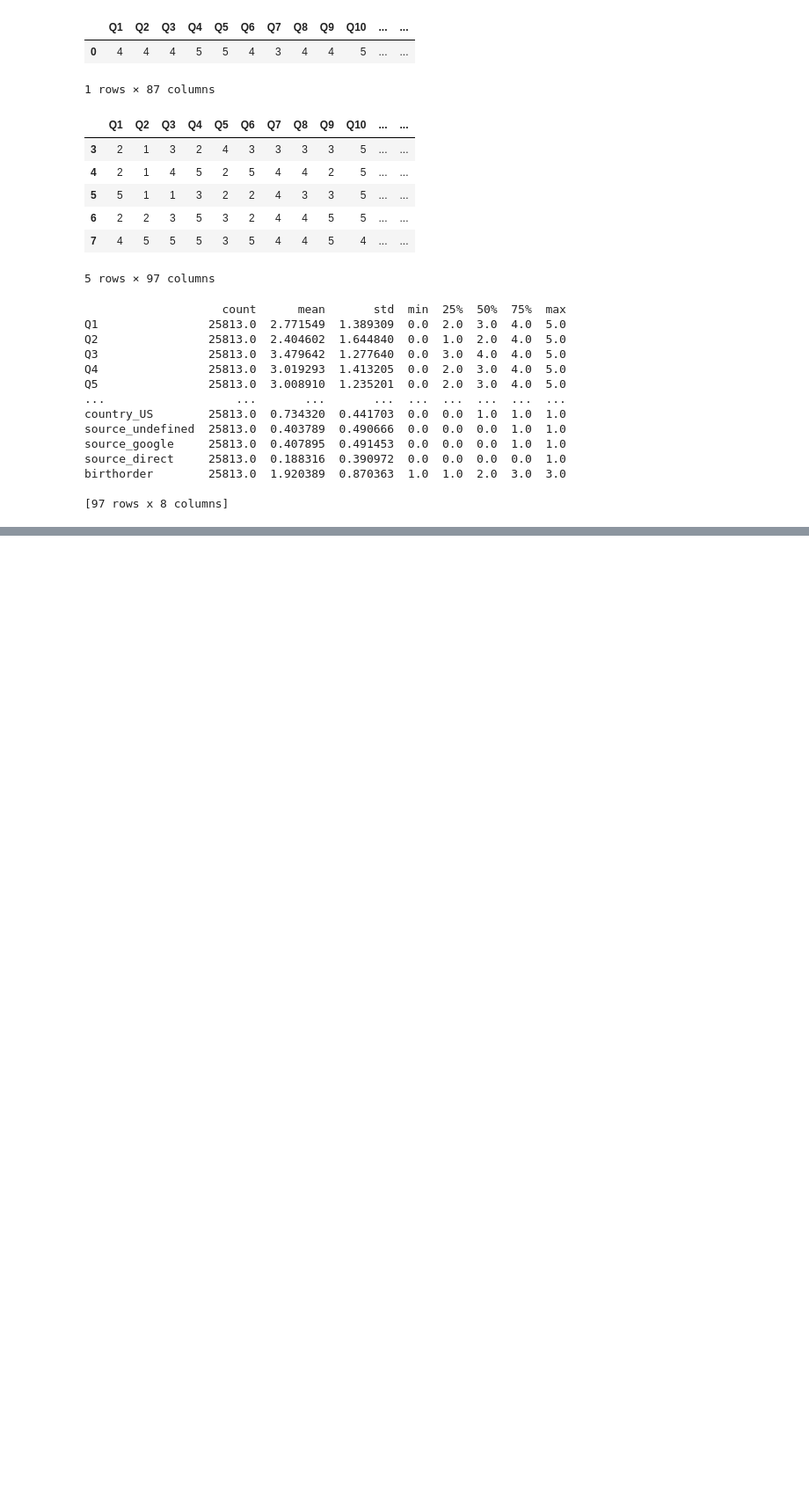
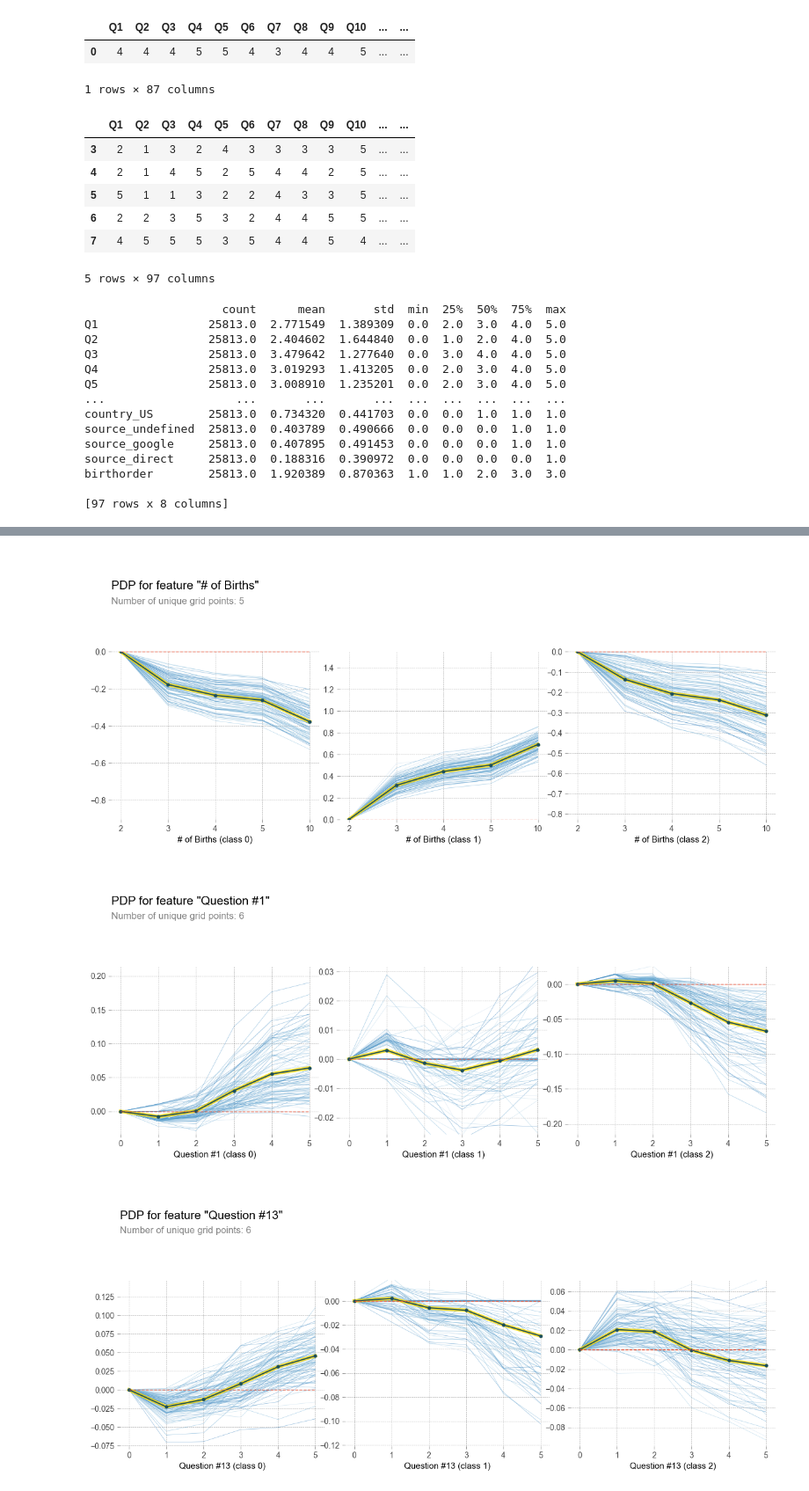
Before and after one commit to lgarzia/explainability, a Jupyter notebook: IML_Chap4.ipynb, the cells around one changed output, grey strips where cells are left out. Shown at 88% size. Cells and saved outputs as stored; diff of their text form; code cells hidden in the pictures; blank space fills up the shorter version.

```diff
--- a/IML_Chap4.ipynb
+++ b/IML_Chap4.ipynb
@@ -71,3 +71,13 @@ from pdpbox import pdp
 decision_tree = tree.DecisionTreeClassifier(max_depth=6, random_state=rand, class_weight='balanced')
 gradient_boosting = ensemble.GradientBoostingClassifier(n_estimators=200, max_depth=4, subsample=.5, learning_rate=.05)
 random_forest = ensemble.RandomForestClassifier(max_depth=11, n_estimators=300, max_features='sqrt', random_state=rand)
+logistic = linear_model.LogisticRegression(multi_class='ovr', solver='lbfgs', class_weight='balanced', max_iter=500)
+lda = discriminant_analysis.LinearDiscriminantAnalysis(n_components=2)
+mlp = make_pipeline(StandardScaler(), neural_network.MLPClassifier(hidden_layer_sizes=(11,), early_stopping=True, random_state=rand, validation_fraction=.25, max_iter=5000))
+# %%
+class_models = {'decision_tree': {'model': decision_tree},
+                'gradient_boosting': {'model': gradient_boosting},
+                'random_forest': {'model': random_forest},
+                'logistic': {'model': logistic},
+                'lda':{'model': lda},
+                'mlp':{'model': mlp}}
@@ -73,0 +333,9 @@ random_forest = ensemble.RandomForestClassifier(max_depth=11, n_estimators=300,
+# %%
+for model_name in class_models.keys():
+    fitted_model = class_models[model_name]['fitted']
+    permutation_imp = inspection.permutation_importance(\
+                        fitted_model, X_test, y_test, n_jobs=-1,\
+                        scoring='accuracy', n_repeats=8,\
+                        random_state=rand)
+    class_models[model_name]['importances_mean'] =\
+                        permutation_imp.importances_mean
@@ -73,0 +401,22 @@ random_forest = ensemble.RandomForestClassifier(max_depth=11, n_estimators=300,
+# %%
+feature_names = ['birthn', 'Q1', 'Q13', 'age']
+feature_labels = ['# of Births', 'Question #1',\
+                  'Question #13', 'Age']
+# %%
+for i in range(len(feature_names)):
+    pdp_feat_df = pdp.pdp_isolate(\
+        model=class_models['gradient_boosting']['fitted'],\
+        dataset=pd.concat((X_test, y_test), axis=1),\
+        model_features=X_test.columns,\
+        feature=feature_names[i]
+    )
+    fig, axes = pdp.pdp_plot(
+        pdp_isolate_out=pdp_feat_df, center=True,\
+        x_quantile=True, ncols=3, plot_lines=True,\
+        frac_to_plot=100, figsize=(15,6),\
+        feature_name=feature_labels[i]
+    )
+# %% [output]
+[figure, added]
+[figure, added]
+[figure, added]
```
Also changed, not shown: parts of 33 cells of this notebook.
